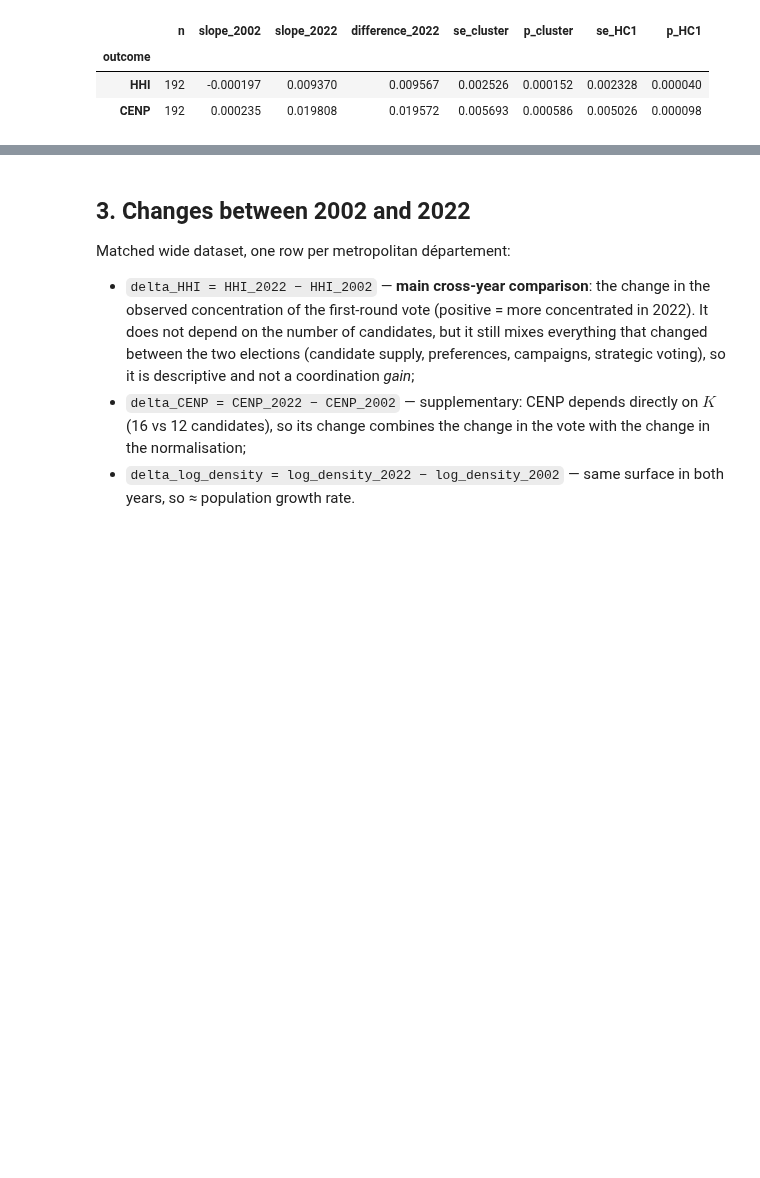
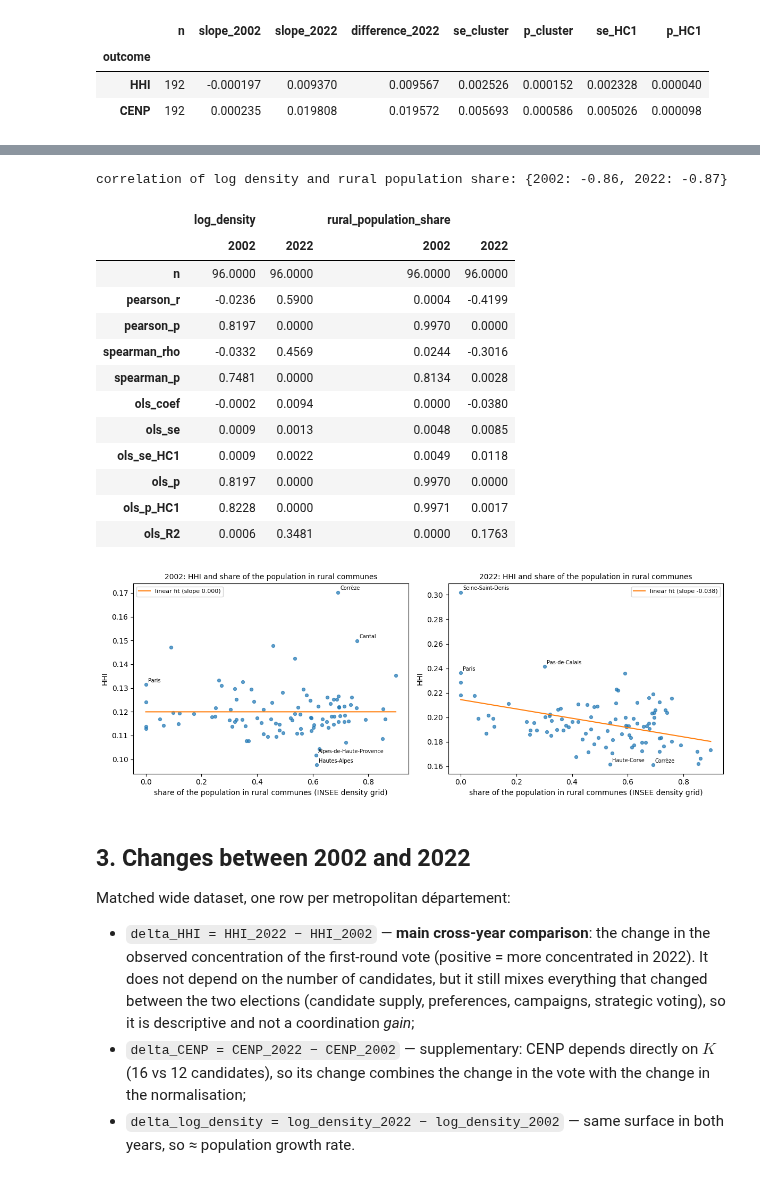
Before and after one commit to clarasalas/strategic-voting-geo-2RS, a Jupyter notebook: notebooks/analysis_departements.ipynb, the cells around one changed output, grey strips where cells are left out. Drawn from its saved outputs; the diff is of its cells as text; code cells hidden in the pictures; blank space fills up the shorter version.

```diff
--- a/notebooks/analysis_departements.ipynb
+++ b/notebooks/analysis_departements.ipynb
@@ -222,3 +229,33 @@ log_density:C(year)[T.2022]     0.0096      0.003      3.787      0.000       0.
+# %%
+print("correlation of log density and rural population share:",
+      {year: round(main.loc[main["year"] == year, ["log_density", "rural_population_share"]].corr().iloc[0, 1], 2)
+       for year in YEARS})
+display(pd.concat({x: pd.DataFrame({year: association_stats(main[main["year"] == year], "HHI", x_log=x, x_raw=x)
+                                    for year in YEARS})
+                   for x in ["log_density", "rural_population_share"]}, axis=1).round(4))
+
+fig, axes = plt.subplots(1, 2, figsize=(12, 4.5))
+for ax, year in zip(axes, YEARS):
+    department_scatter(main[main["year"] == year], "rural_population_share", "HHI", ax,
+                       f"{year}: HHI and share of the population in rural communes",
+                       "share of the population in rural communes (INSEE density grid)", "HHI")
+show_plot(fig)
+# %% [output]
+correlation of log density and rural population share: {2002: -0.86, 2022: -0.87}
+|  | log_density |  | rural_population_share |  |
+|  | 2002 | 2022 | 2002 | 2022 |
+| n | 96.0000 | 96.0000 | 96.0000 | 96.0000 |
+| pearson_r | -0.0236 | 0.5900 | 0.0004 | -0.4199 |
+| pearson_p | 0.8197 | 0.0000 | 0.9970 | 0.0000 |
+| spearman_rho | -0.0332 | 0.4569 | 0.0244 | -0.3016 |
+| spearman_p | 0.7481 | 0.0000 | 0.8134 | 0.0028 |
+| ols_coef | -0.0002 | 0.0094 | 0.0000 | -0.0380 |
+| ols_se | 0.0009 | 0.0013 | 0.0048 | 0.0085 |
+| ols_se_HC1 | 0.0009 | 0.0022 | 0.0049 | 0.0118 |
+| ols_p | 0.8197 | 0.0000 | 0.9970 | 0.0000 |
+| ols_p_HC1 | 0.8228 | 0.0000 | 0.9971 | 0.0017 |
+| ols_R2 | 0.0006 | 0.3481 | 0.0000 | 0.1763 |
+[figure, added]
 # %% [markdown]
 ## 3. Changes between 2002 and 2022
 
```
Also changed, not shown: parts of 2 cells of this notebook, 4 other files.
